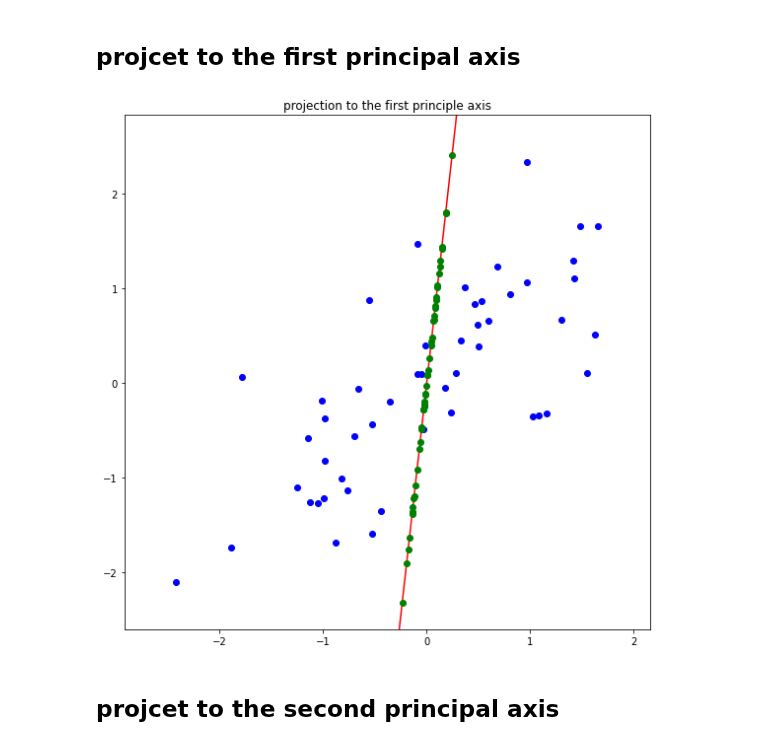
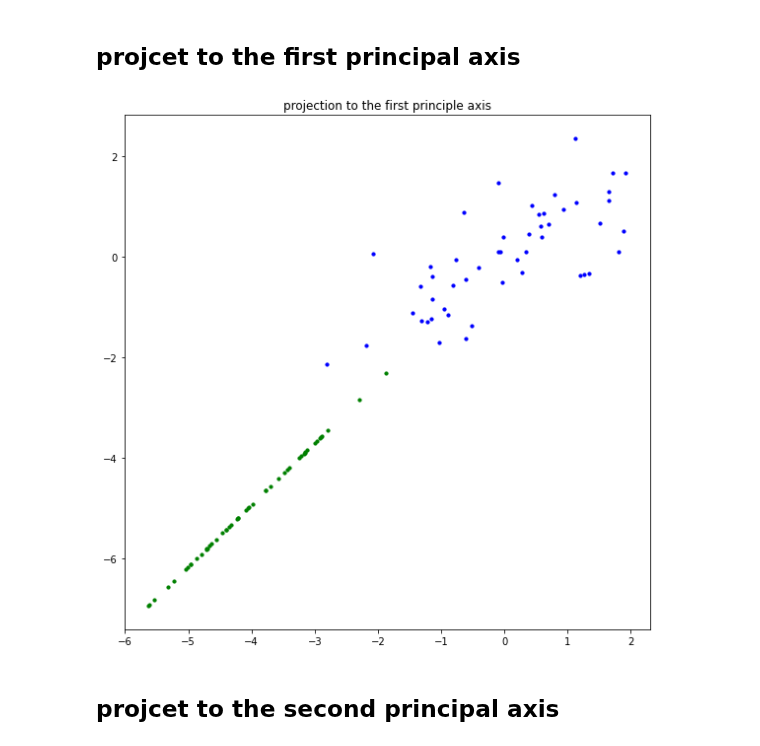
Before and after one commit to parkheesoo/assignment-machine-learning, a Jupyter notebook: assignment_12.ipynb, the cells around one changed output. Drawn from its saved outputs; the diff is of its cells as text; code cells hidden in the pictures.

```diff
--- a/assignment_12.ipynb
+++ b/assignment_12.ipynb
@@ -185,28 +185,28 @@ plt.show()
 def compute_projection_onto_line(feature, vector):
     projection = np.zeros((feature.shape[0], 2))
     xy = np.array([vector[0], vector[1]])
-    xy_norm = np.sqrt(sum(xy**2))
+    xy_norm = xy_norm = np.sqrt(sum(xy**2))
     for i in range(feature.shape[0]):
-        v = [feature[i][0], feature[i][1]]
-        v = np.array(v)
-        vprime = (np.dot(v, xy)/xy_norm**2)*xy
-
-
+        v = np.array([feature[i][0], feature[i][1]])
+        vprime = np.dot((np.dot(v, vector)/xy_norm**2),xy)
+        projection[i][0] = vprime[0]-v[0]
+        projection[i][1] = vprime[1]-v[1]
     return projection
 # %% [markdown]
 ## projcet to the first principal axis
-# %%
-plt.figure(figsize=(8,8))
-plt.title('projection to the first principle axis')
-# ===================================================
-# fill up the blank
-#
-#
-# ===================================================
-plt.tight_layout()
-plt.show()
-# %% [output]
-[figure, removed]
+# %%
+plt.figure(figsize=(8,8))
+plt.title('projection to the first principle axis')
+vector = np.zeros(2)
+vector = (U[0][0]*S[0][0],U[1][0]*S[0][0])
+projection = compute_projection_onto_line(feature, vector)
+projectionT= projection.T
+plt.scatter(temp[0],temp[1], s = 10, c = 'b')
+plt.scatter(projectionT[0],projectionT[1], s = 10, c = 'g')
+plt.tight_layout()
+plt.show()
+# %% [output]
+[figure, added]
 # %% [markdown]
 ## projcet to the second principal axis
 # %%
```
